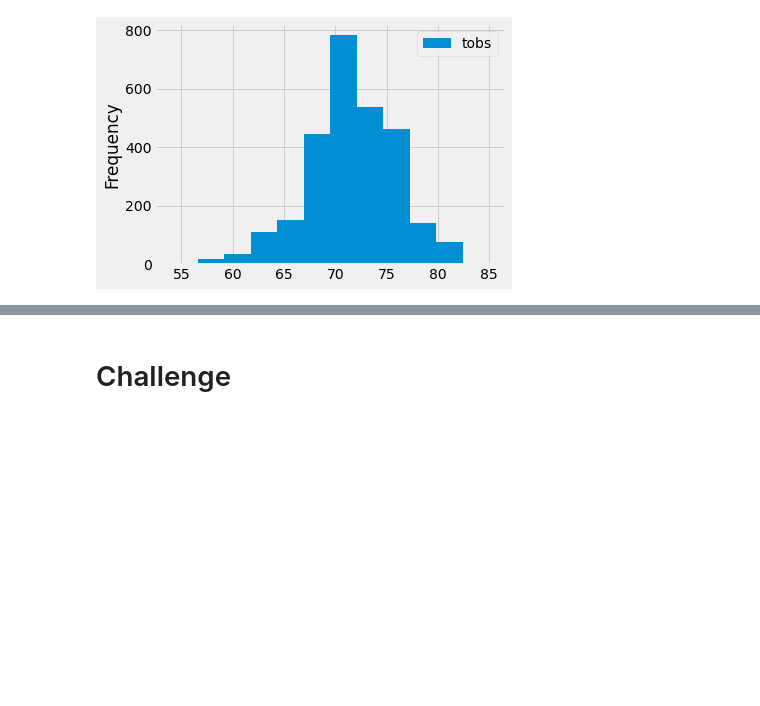
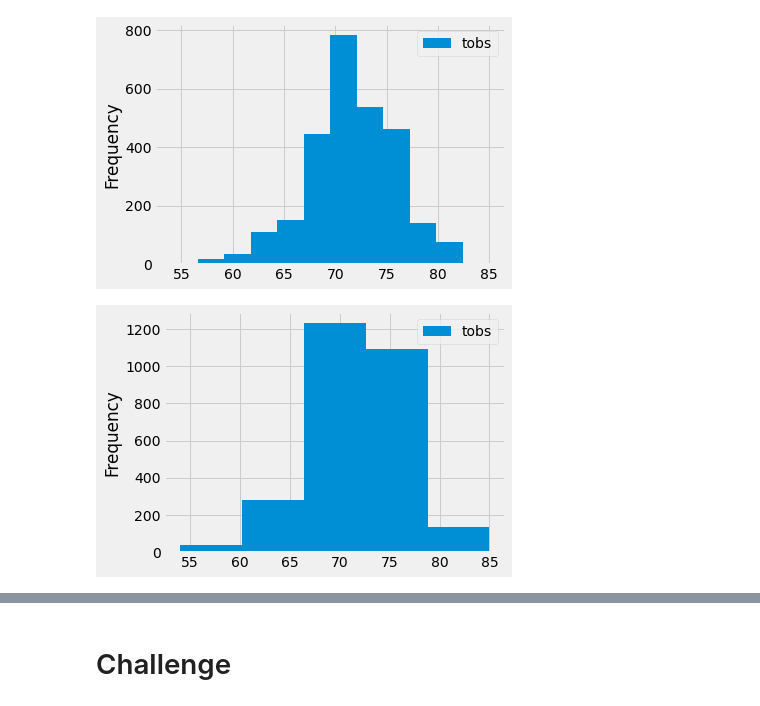
Before and after one commit to krockway/surfs_up, a Jupyter notebook: Resources/climate_analysis.ipynb, the cells around one changed output, grey strips where cells are left out. Saved outputs shown, nothing was run; the diff lists cells and outputs as text; code cells hidden in the pictures; blank space fills up the shorter version.

```diff
--- a/Resources/climate_analysis.ipynb
+++ b/Resources/climate_analysis.ipynb
@@ -183,3 +186,9 @@ plt.tight_layout()
 
 [2772 rows x 1 columns]
 [figure]
+# %%
+#Reassess with 5 bins
+df.plot.hist(bins=5)
+plt.tight_layout()
+# %% [output]
+[figure, added]
```
Also changed, not shown: parts of 3 cells of this notebook.
